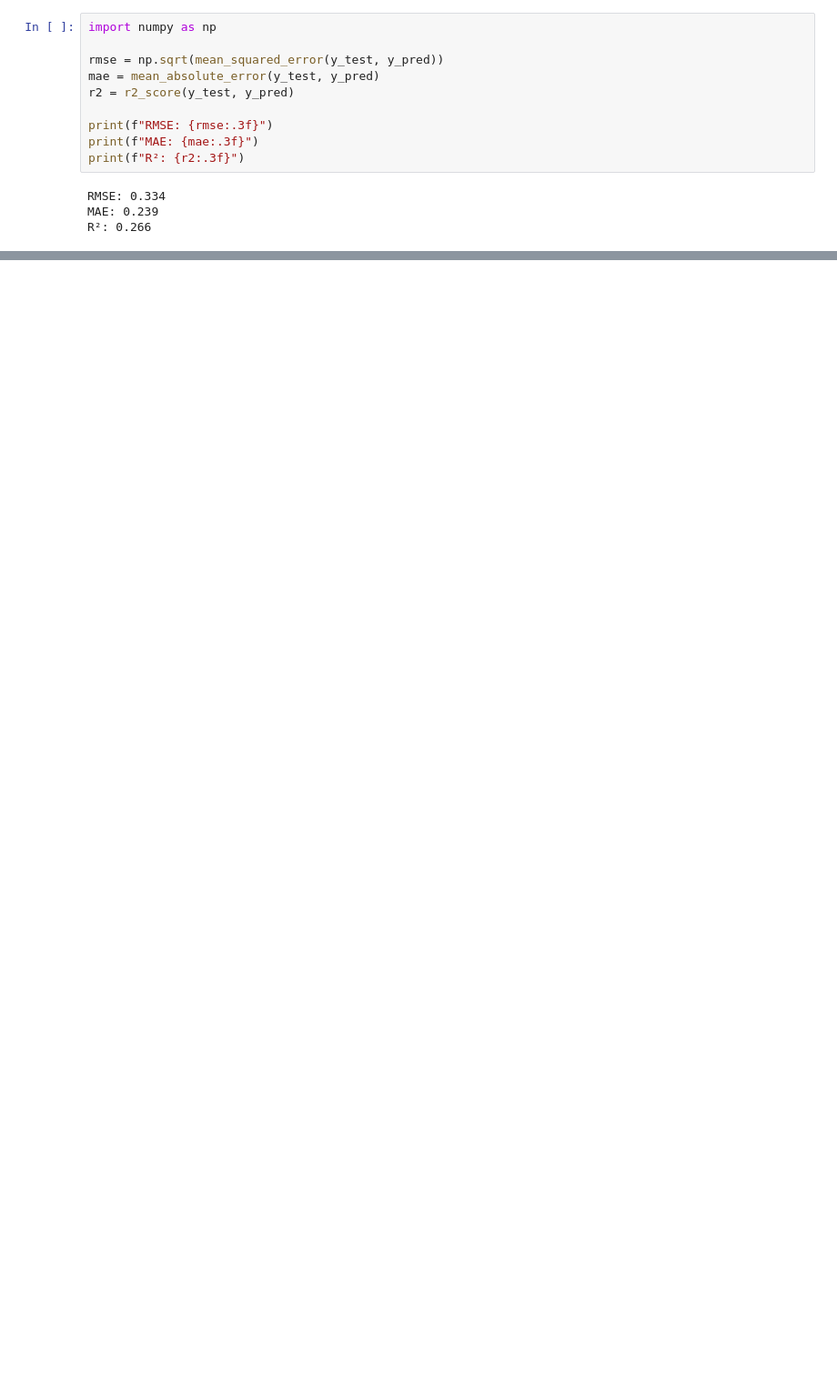
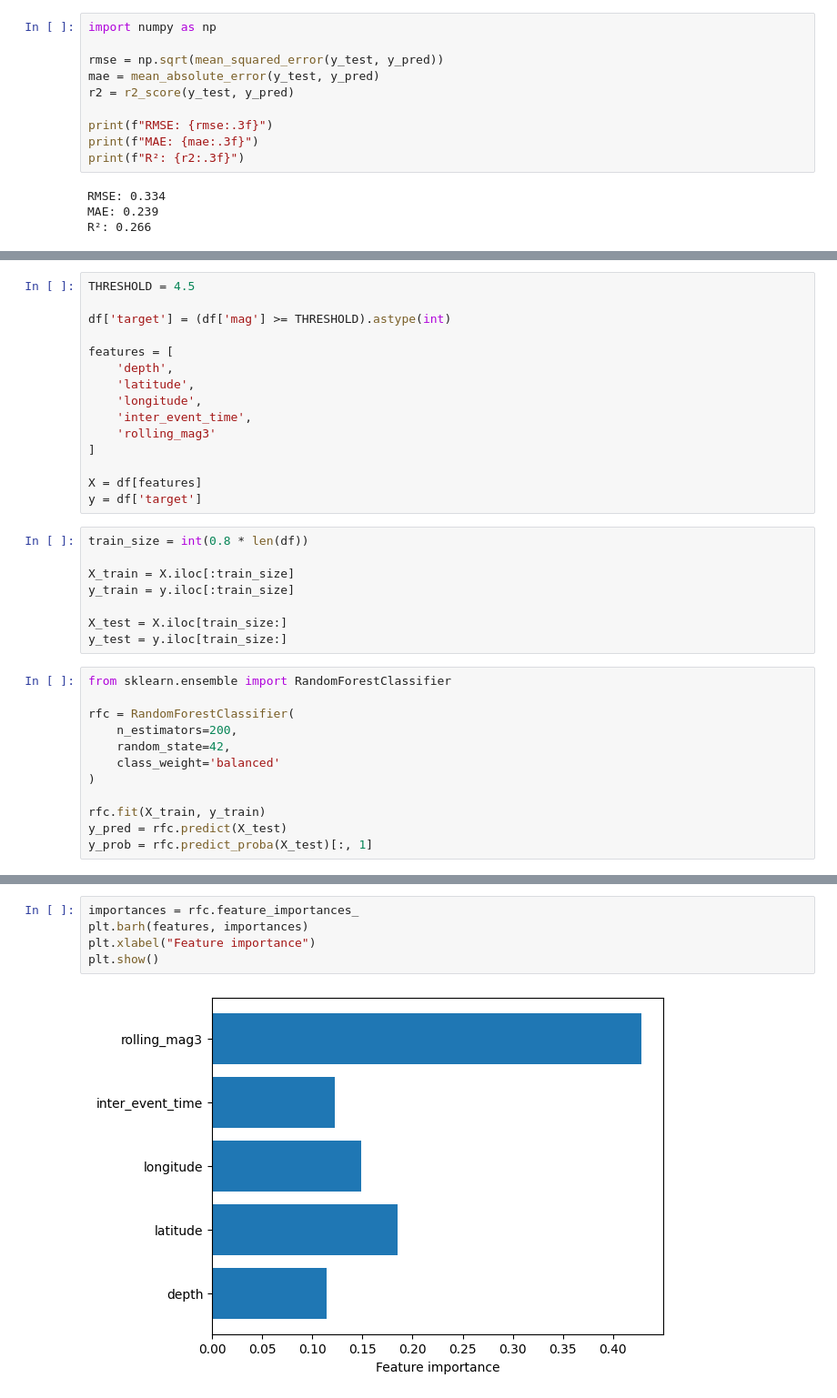
Before and after one commit to Janexo0/seismic-data-analysis-ml, a Jupyter notebook: data_analysys_of_seismic_data.ipynb, the cells around one changed output, grey strips where cells are left out. Shown at 91% size. Cells and saved outputs as stored; diff of their text form; blank space fills up the shorter version.

```diff
--- a/data_analysys_of_seismic_data.ipynb
+++ b/data_analysys_of_seismic_data.ipynb
@@ -294,0 +343,35 @@ plt.show()
+# %%
+THRESHOLD = 4.5
+
+df['target'] = (df['mag'] >= THRESHOLD).astype(int)
+
+features = [
+    'depth',
+    'latitude',
+    'longitude',
+    'inter_event_time',
+    'rolling_mag3'
+]
+
+X = df[features]
+y = df['target']
+# %%
+train_size = int(0.8 * len(df))
+
+X_train = X.iloc[:train_size]
+y_train = y.iloc[:train_size]
+
+X_test = X.iloc[train_size:]
+y_test = y.iloc[train_size:]
+# %%
+from sklearn.ensemble import RandomForestClassifier
+
+rfc = RandomForestClassifier(
+    n_estimators=200,
+    random_state=42,
+    class_weight='balanced'
+)
+
+rfc.fit(X_train, y_train)
+y_pred = rfc.predict(X_test)
+y_prob = rfc.predict_proba(X_test)[:, 1]
@@ -294,0 +394,7 @@ plt.show()
+# %%
+importances = rfc.feature_importances_
+plt.barh(features, importances)
+plt.xlabel("Feature importance")
+plt.show()
+# %% [output]
+[figure, added]
```
Also changed, not shown: parts of 23 cells of this notebook.
